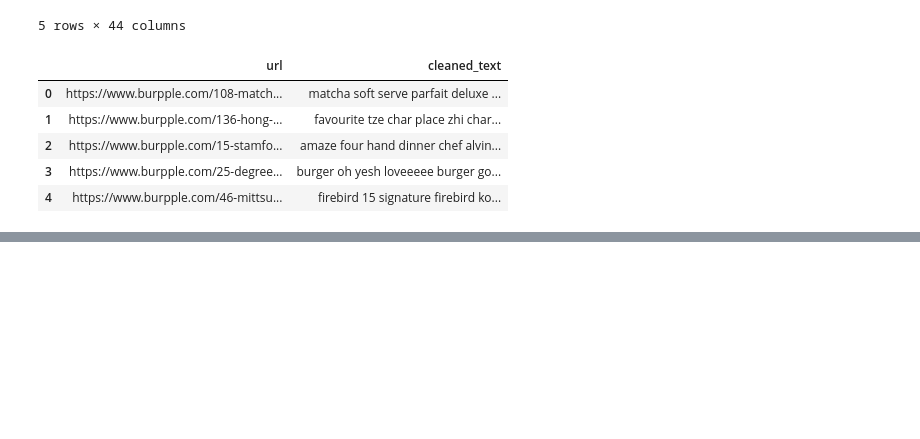
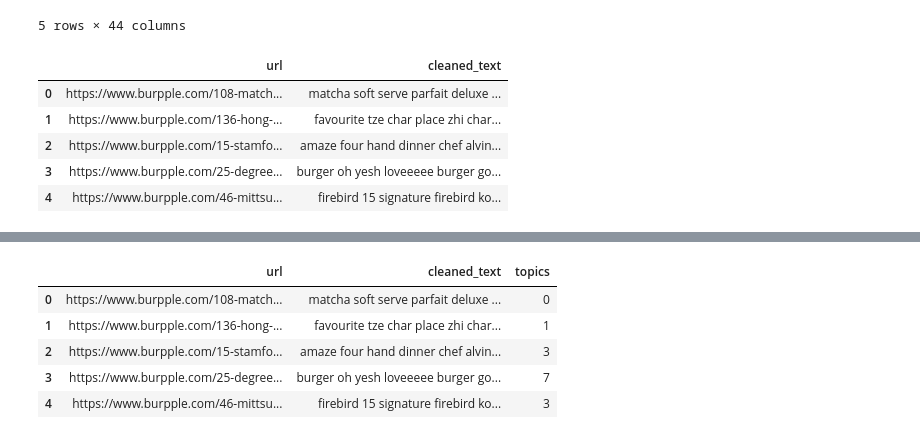
Before and after one commit to sabyeo/bt4221, a Jupyter notebook: doc2vec_topic_modelling_restaurant.ipynb, the cells around one changed output, grey strips where cells are left out. Cells and saved outputs as stored; diff of their text form; code cells hidden in the pictures; blank space fills up the shorter version.

```diff
--- a/doc2vec_topic_modelling_restaurant.ipynb
+++ b/doc2vec_topic_modelling_restaurant.ipynb
@@ -81,0 +169,3 @@ AttributeError: 'Doc2VecKeyedVectors' object has no attribute 'key_to_index'
+# %%
+# label each restaurant under 1 of the topics
+restaurant_review_df['topics'] = labels
@@ -81,0 +185,9 @@ AttributeError: 'Doc2VecKeyedVectors' object has no attribute 'key_to_index'
+# %%
+restaurant_review_df.head(5)
+# %% [output]
+|  | url | cleaned_text | topics |
+| 0 | https://www.burpple.com/108-match... | matcha soft serve parfait deluxe ... | 0 |
+| 1 | https://www.burpple.com/136-hong-... | favourite tze char place zhi char... | 1 |
+| 2 | https://www.burpple.com/15-stamfo... | amaze four hand dinner chef alvin... | 3 |
+| 3 | https://www.burpple.com/25-degree... | burger oh yesh loveeeee burger go... | 7 |
+| 4 | https://www.burpple.com/46-mittsu... | firebird 15 signature firebird ko... | 3 |
```
Also changed, not shown: parts of 17 cells of this notebook.
